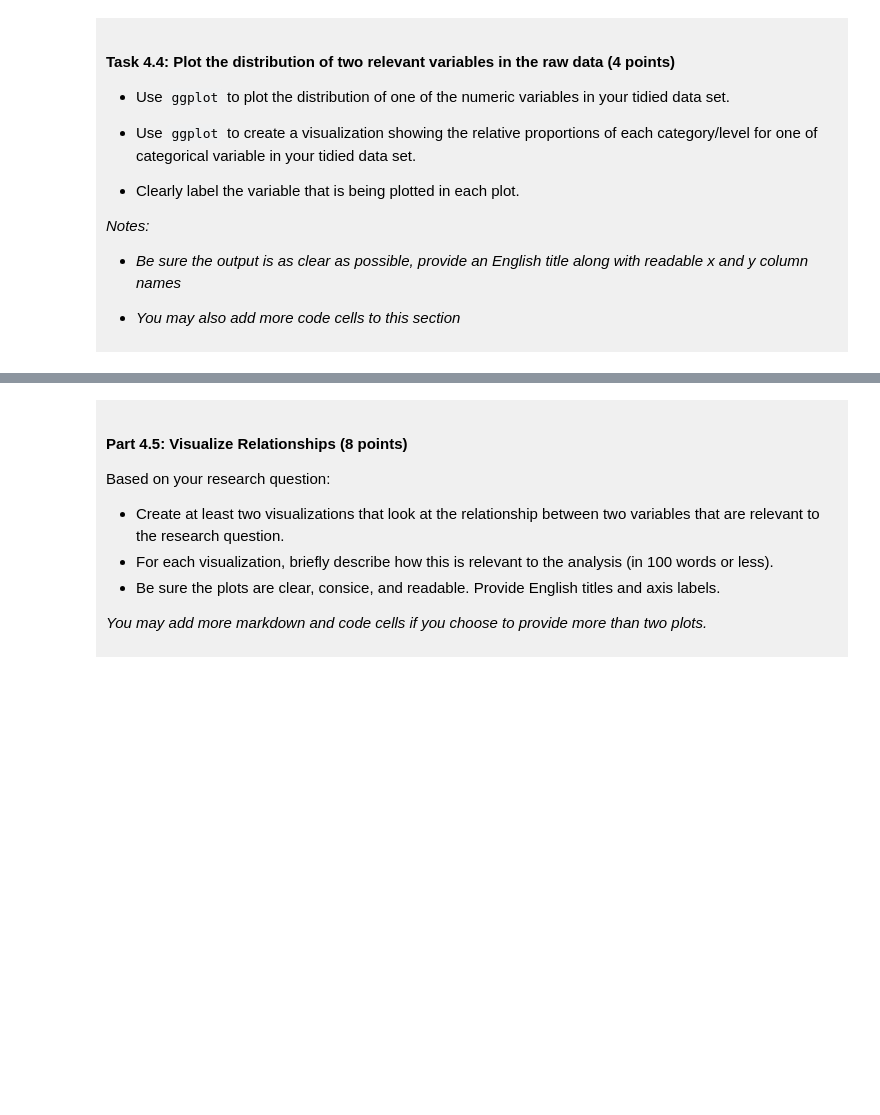
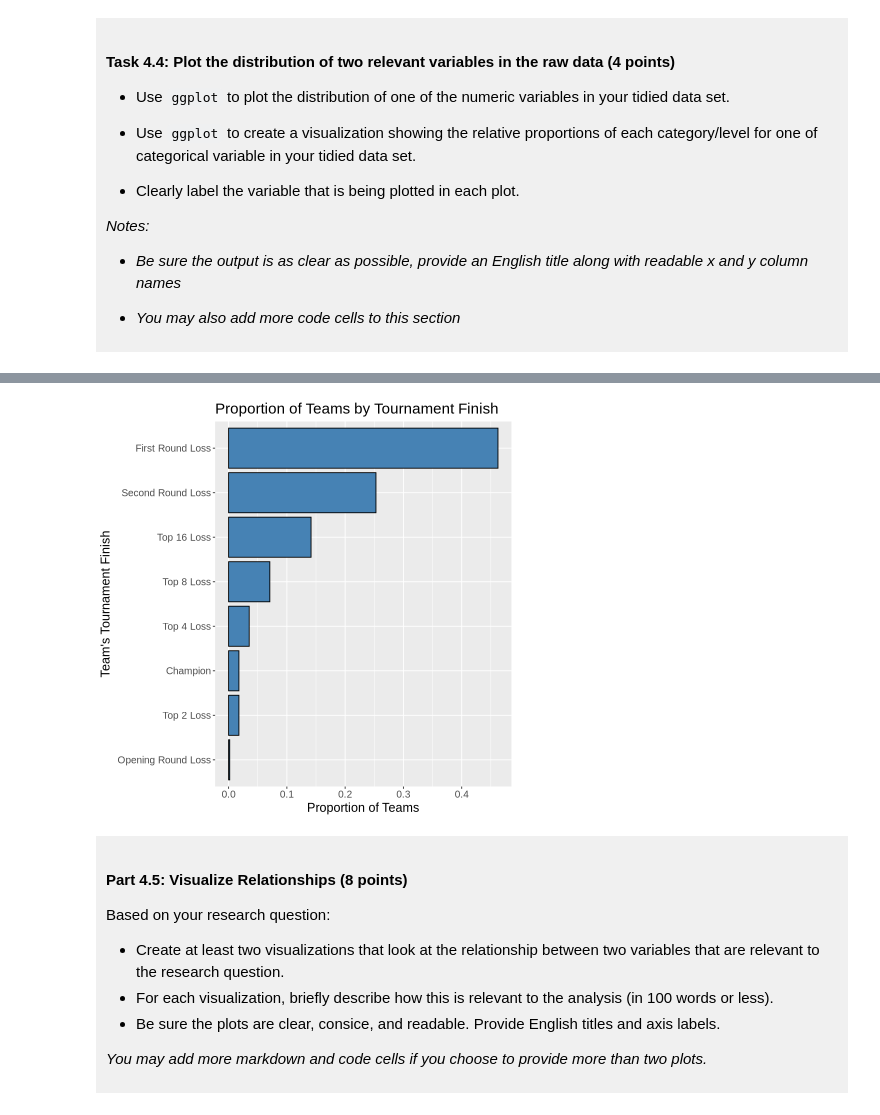
Before and after one commit to mheaven08/dsci-100-madeleineheaven-kartawijaya, a Jupyter notebook: dsci-100-project-notebook.ipynb, the cells around one changed output, grey strips where cells are left out. Saved outputs shown, nothing was run; the diff lists cells and outputs as text; code cells hidden in the pictures; blank space fills up the shorter version.

```diff
--- a/dsci-100-project-notebook.ipynb
+++ b/dsci-100-project-notebook.ipynb
@@ -309,5 +388,40 @@ You will refine your research question (if needed) and produce a tidy data set.
 # %%
-### EDIT THIS CODE CELL FOR PLOT 2 ###
+# group ncaa_tidy by tournament finish and make a new column that calculates proportions for each category
+ncaa_proportion <- ncaa_tidy |>
+  group_by(tourney_finish) |>
+  summarise(proportion = n() / nrow(ncaa_tidy))
+
+# pipe ncaa_proportion into ggplot to make a visualization that displays tournament finish by team proportions
+tourney_finish_plot <- ncaa_proportion |> ggplot(aes(x = proportion,
+                                               y = reorder(tourney_finish, proportion))) +
+
+# add another layer in ggplot to create a bar chart using calculated proportion values,
+# add black outline on each bar, and fill each bar with steelblue color to make it more clear
+geom_bar(stat = "identity", color = "black", fill = "steelblue") +
+
+# set axis labels and plot title
+labs(x = "Proportion of Teams",
+     y = "Team's Tournament Finish",
+     title = "Proportion of Teams by Tournament Finish") +
+
+# set text size to 15 so it is easier to read
+theme(text = element_text(size = 15)) +
+
+# relabel y-axis categories to make them human-readable
+scale_y_discrete(labels = c(
+    "first_round_loss" = "First Round Loss",
+    "second_round_loss" = "Second Round Loss",
+    "top_16_loss" = "Top 16 Loss",
+    "top_8_loss" = "Top 8 Loss",
+    "top_4_loss" = "Top 4 Loss",
+    "top_2_loss" = "Top 2 Loss",
+    "opening_round_loss" = "Opening Round Loss",
+    "champ" = "Champion"))
+
+# display the team proportion bar chart
+tourney_finish_plot
+# %% [output]
+[figure, added]
 # %% [markdown]
 <div style="background-color: #f0f0f0; padding: 10px;">
 
```
Also changed, not shown: parts of 10 cells of this notebook.
